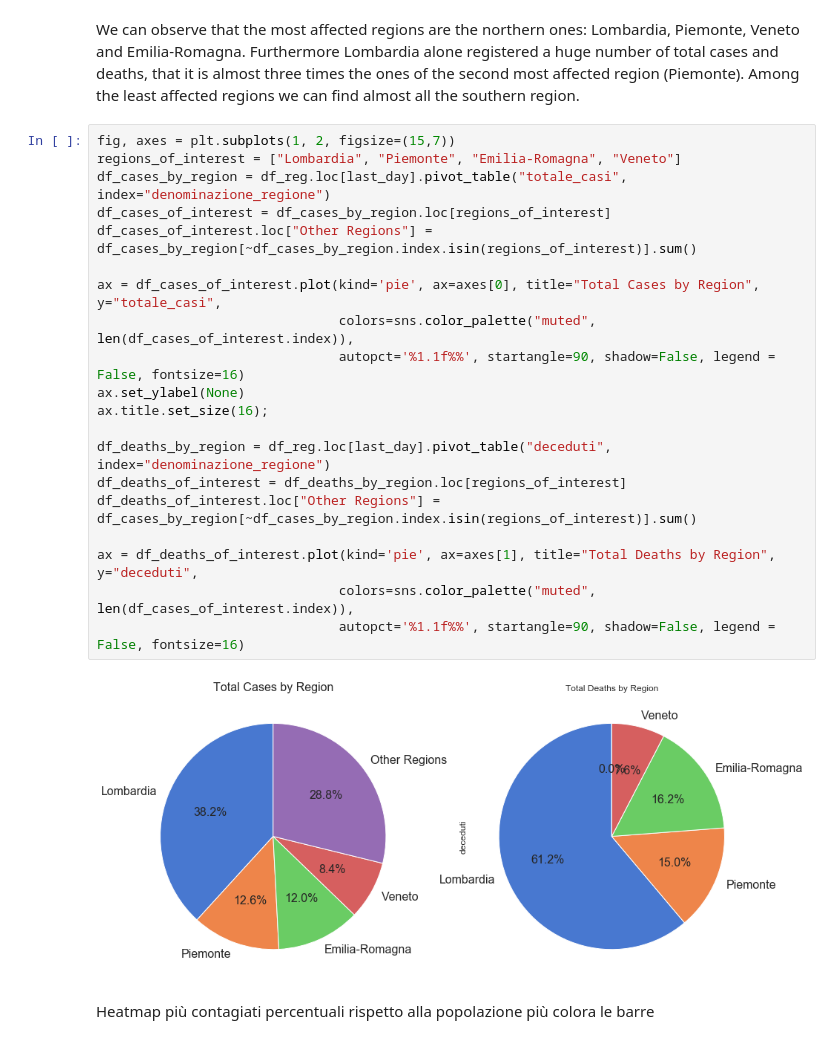
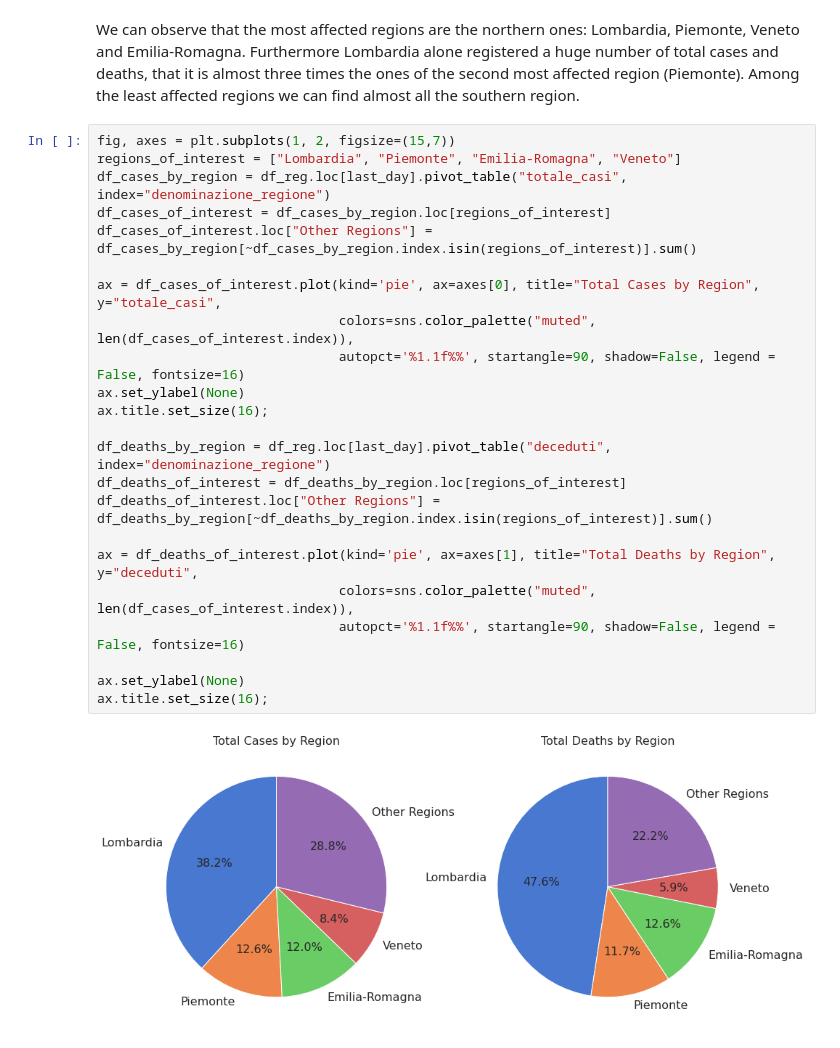
Before and after one commit to JacopoBartoli/agm_algorithms, a Jupyter notebook: Bartoli-Ravagli.ipynb, the cells around one changed output. Saved outputs shown, nothing was run; the diff lists cells and outputs as text.

```diff
--- a/Bartoli-Ravagli.ipynb
+++ b/Bartoli-Ravagli.ipynb
@@ -461,24 +471,25 @@ Among the least affected regions we can find almost all the southern region.
 # %%
 fig, axes = plt.subplots(1, 2, figsize=(15,7))
 regions_of_interest = ["Lombardia", "Piemonte", "Emilia-Romagna", "Veneto"]
 df_cases_by_region = df_reg.loc[last_day].pivot_table("totale_casi", index="denominazione_regione")
 df_cases_of_interest = df_cases_by_region.loc[regions_of_interest]
 df_cases_of_interest.loc["Other Regions"] = df_cases_by_region[~df_cases_by_region.index.isin(regions_of_interest)].sum()
 
 ax = df_cases_of_interest.plot(kind='pie', ax=axes[0], title="Total Cases by Region", y="totale_casi",
                                colors=sns.color_palette("muted", len(df_cases_of_interest.index)),
                                autopct='%1.1f%%', startangle=90, shadow=False, legend = False, fontsize=16)
 ax.set_ylabel(None)
 ax.title.set_size(16);
 
 df_deaths_by_region = df_reg.loc[last_day].pivot_table("deceduti", index="denominazione_regione")
 df_deaths_of_interest = df_deaths_by_region.loc[regions_of_interest]
-df_deaths_of_interest.loc["Other Regions"] = df_cases_by_region[~df_cases_by_region.index.isin(regions_of_interest)].sum()
+df_deaths_of_interest.loc["Other Regions"] = df_deaths_by_region[~df_deaths_by_region.index.isin(regions_of_interest)].sum()
 
 ax = df_deaths_of_interest.plot(kind='pie', ax=axes[1], title="Total Deaths by Region", y="deceduti",
                                colors=sns.color_palette("muted", len(df_cases_of_interest.index)),
                                autopct='%1.1f%%', startangle=90, shadow=False, legend = False, fontsize=16)
+
+ax.set_ylabel(None)
+ax.title.set_size(16);
 # %% [output]
-[figure, old version]
+[figure, new version]
-# %% [markdown]
-Heatmap più contagiati percentuali rispetto alla popolazione più colora le barre
```
Also changed, not shown: parts of 17 cells of this notebook, 2 other files.
